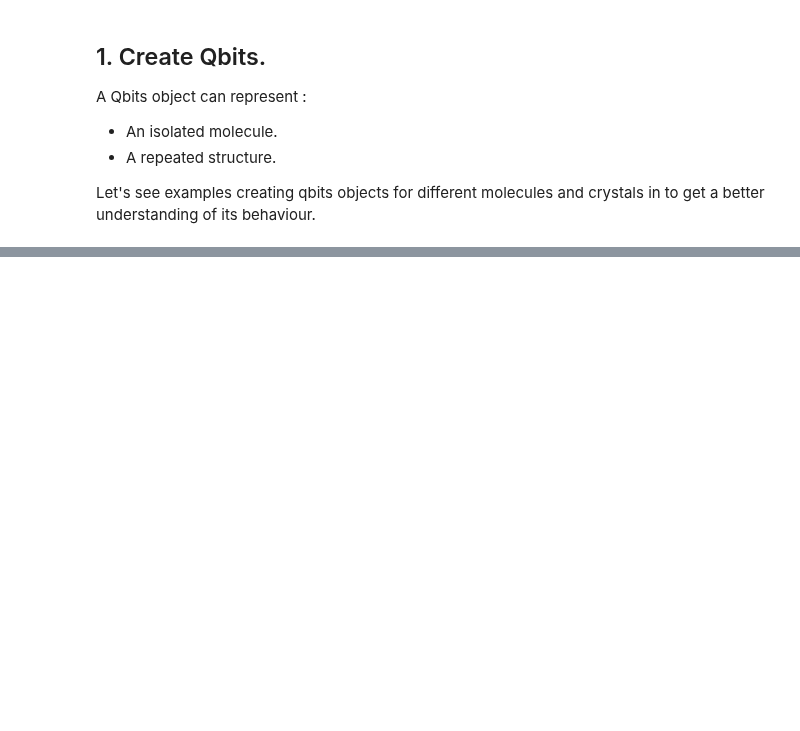
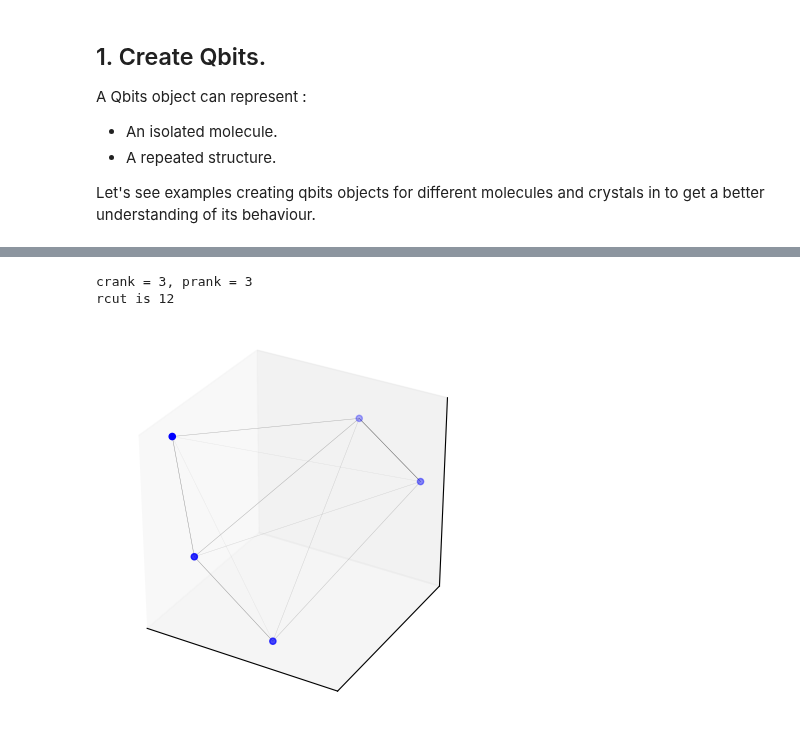
Before and after one commit to ICHEC/qse, a Jupyter notebook: examples/creating_and_manipulating_qbits.ipynb, the cells around one changed output, grey strips where cells are left out. Drawn from its saved outputs; the diff is of its cells as text; code cells hidden in the pictures; blank space fills up the shorter version.

```diff
--- a/examples/creating_and_manipulating_qbits.ipynb
+++ b/examples/creating_and_manipulating_qbits.ipynb
@@ -80,27 +69,19 @@ We can use the lattice vectors $a_1$, $a_2$, $a_3$ and the angles  $\alpha\angle
 
 $\alpha = \gamma = 90°, \beta = 112.48$, $a_1 = 5.87A$, $a_2 = 8.12A$, $a_3 = 7.45A$
 # %%
-a1 = 4.13
-a2 = 4.13
-a3 = 6.91
+a1 = 5.87
+a2 = 8.12
+a3 = 7.45
 alpha = 90.00
-beta = 90.00
-gamma = 120.00
+beta = 112.48
+gamma = 90.00
 cell = [a1,a2,a3, alpha,beta, gamma]
-bi = [0,0,0]
+bi_1 = [0.46, 0.54, 0.22]
+bi_2 = [0.98, 0.69, 0.63]
+o_1 = [0.23, 0.53, 0.49]
+o_2 = [0.26, 0.55, 0.88]
+o_3 = [0.72, 0.70, 0.79]
 mn = [0.33, 0.66, 0.25]
-scaled_positions = np.array([bi, mn])
-states = np.array([
-    [0, 1],
-    [1, 0]
-]
-)
-mnbi_qbits = qse.Qbits(
-    cell=cell,
-    scaled_positions=scaled_positions,
-    states = states,
-
-    )
-
-print(mnbi_qbits.positions)
-mnbi_qbits.draw()
+scaled_positions = np.array([bi_1, bi_2, o_1, o_2, o_3])
+bi2o3 = qse.Qbits(cell=cell, scaled_positions=scaled_positions)
+bi2o3_positions = bi2o3.get_positions()
@@ -112,0 +140,6 @@ rcut is 2.9251915287720904
+# %%
+bi2o3.draw(radius=12)
+# %% [output]
+crank = 3, prank = 3
+rcut is 12
+[figure, added]
```
Also changed, not shown: parts of 21 cells of this notebook.
